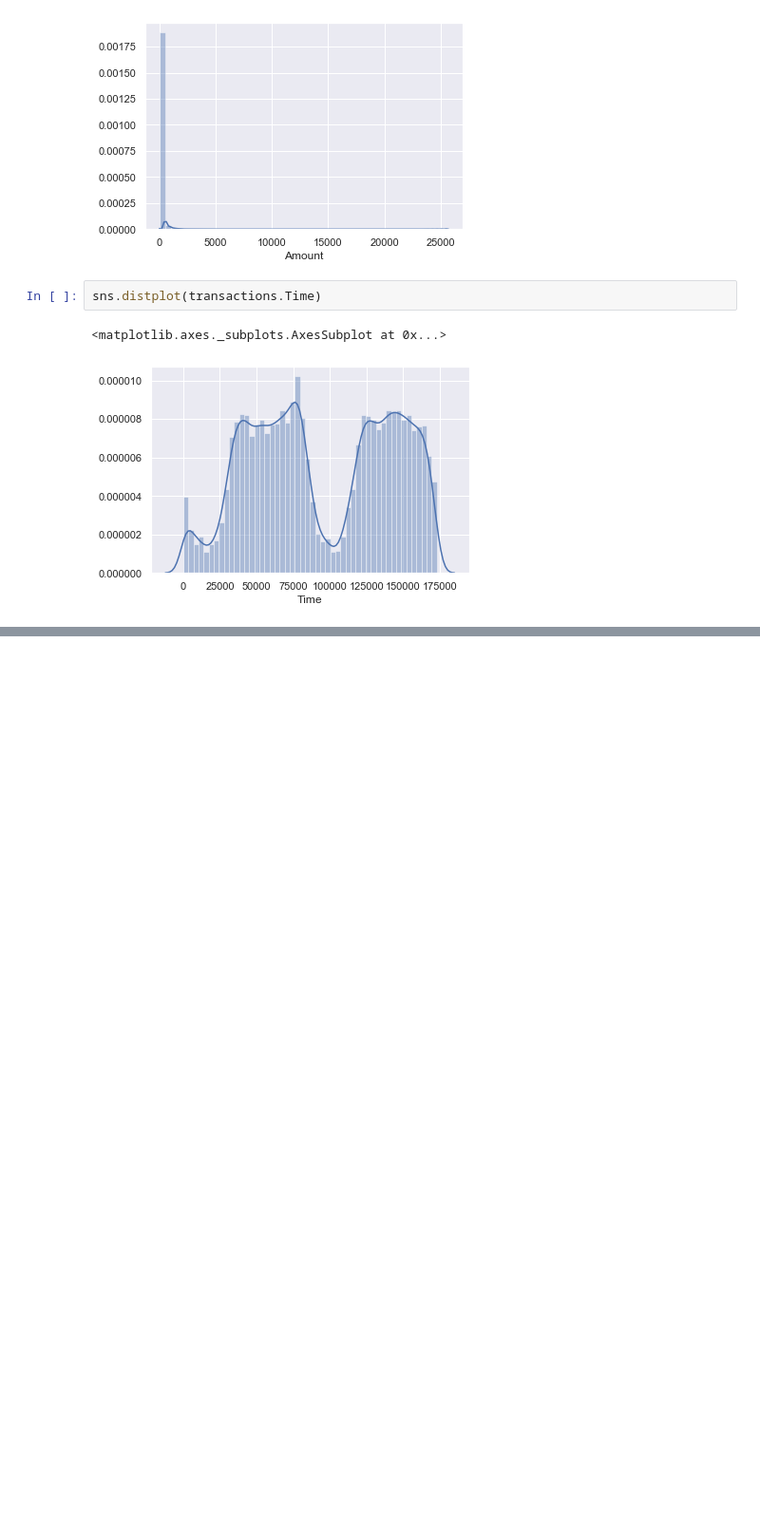
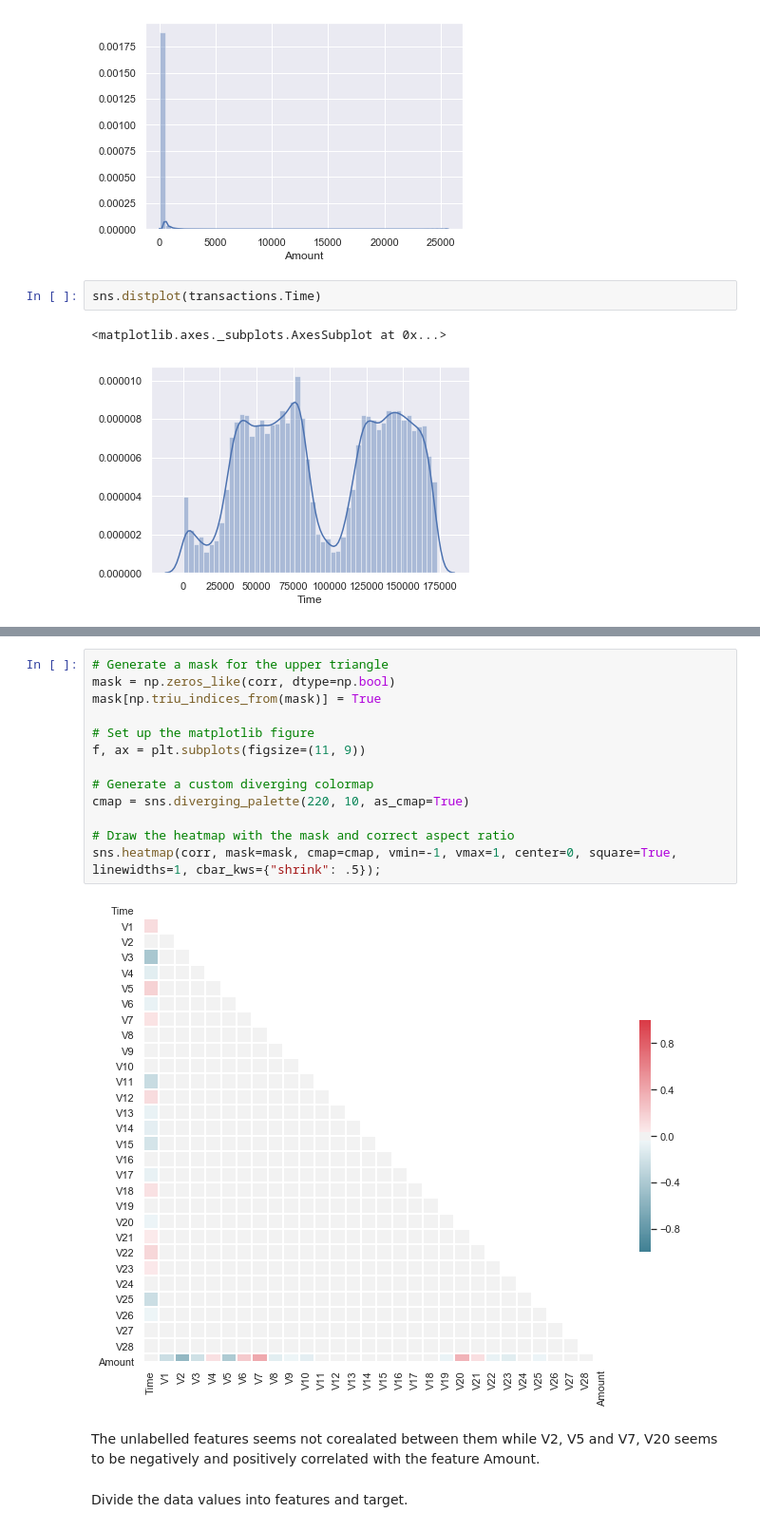
Before and after one commit to yrahan/credit-card-fraud-detection, a Jupyter notebook: 1- EDA.ipynb, the cells around one changed output, grey strips where cells are left out. Shown: that part at 95% size. Saved outputs shown, nothing was run; the diff lists cells and outputs as text; blank space fills up the shorter version.

```diff
--- a/1- EDA.ipynb
+++ b/1- EDA.ipynb
@@ -164,0 +159,19 @@ Text(0.5, 0, '')
+# %%
+# Generate a mask for the upper triangle
+mask = np.zeros_like(corr, dtype=np.bool)
+mask[np.triu_indices_from(mask)] = True
+
+# Set up the matplotlib figure
+f, ax = plt.subplots(figsize=(11, 9))
+
+# Generate a custom diverging colormap
+cmap = sns.diverging_palette(220, 10, as_cmap=True)
+
+# Draw the heatmap with the mask and correct aspect ratio
+sns.heatmap(corr, mask=mask, cmap=cmap, vmin=-1, vmax=1, center=0, square=True, linewidths=1, cbar_kws={"shrink": .5});
+# %% [output]
+[figure, added]
+# %% [markdown]
+The unlabelled features seems not corealated between them while V2, V5 and V7, V20 seems to be negatively and positively correlated with the feature Amount.
+# %% [markdown]
+Divide the data values into features and target.
```
Also changed, not shown: parts of 6 cells of this notebook.
